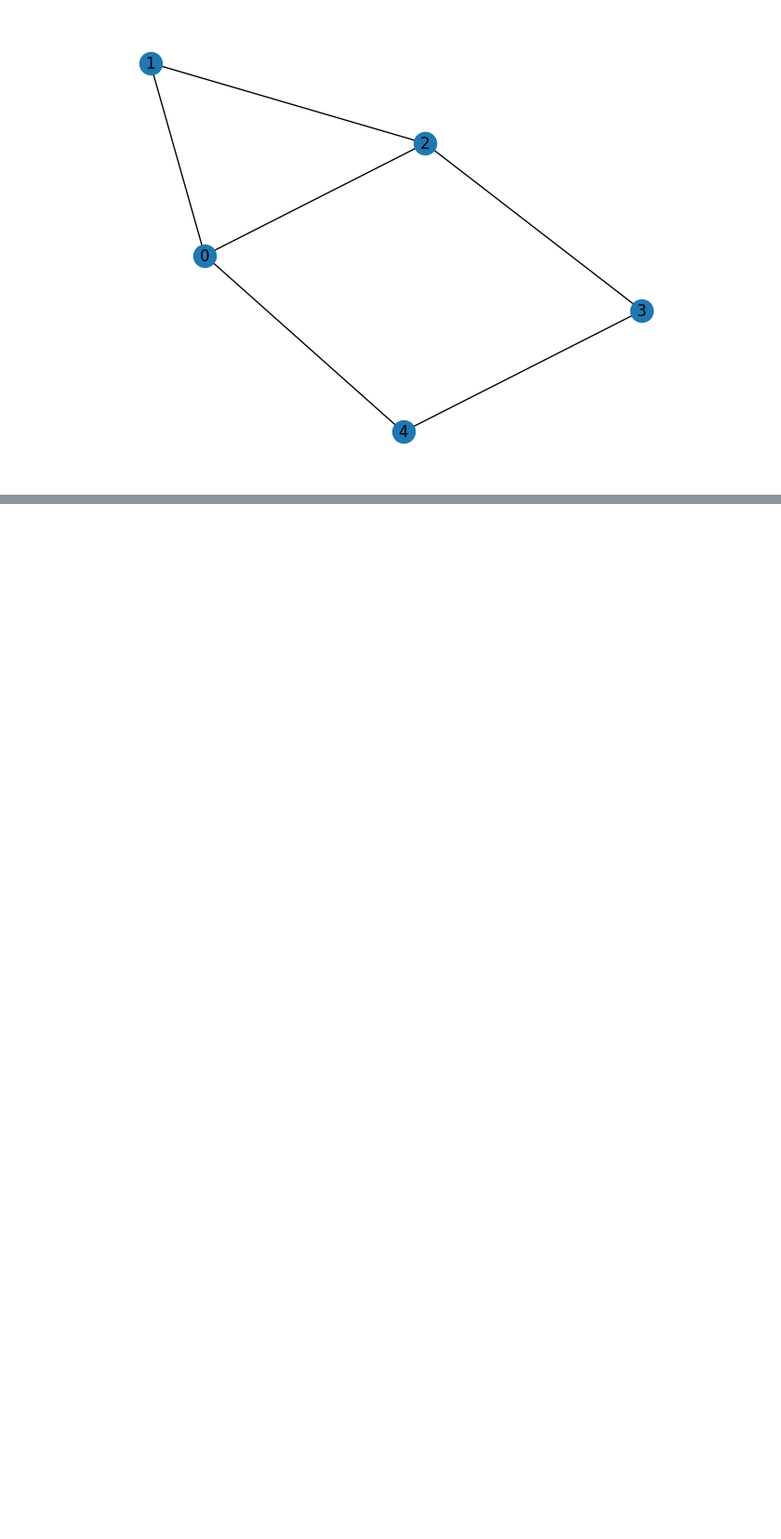
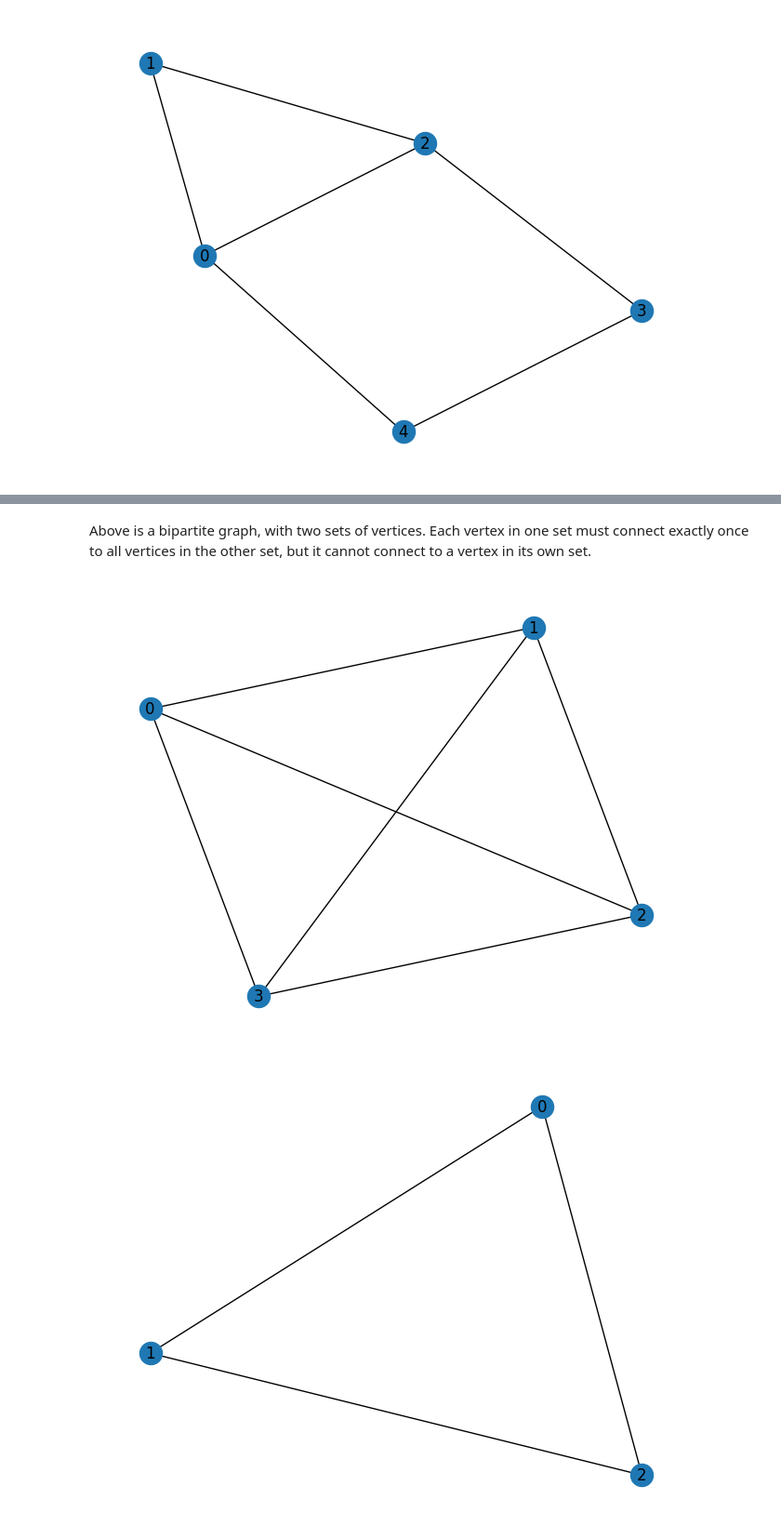
Before and after one commit to Celian4862/Discrete_Math_2, a Jupyter notebook: Assignments/Lecture 3/pre-finals.ipynb, the cells around one changed output, grey strips where cells are left out. Shown at 93% size. Cells and saved outputs as stored; diff of their text form; code cells hidden in the pictures; blank space fills up the shorter version.

```diff
--- a/Assignments/Lecture 3/pre-finals.ipynb
+++ b/Assignments/Lecture 3/pre-finals.ipynb
@@ -16,0 +102,28 @@ plt.show()
+# %% [markdown]
+Above is a bipartite graph, with two sets of vertices. Each vertex in one set must connect exactly once to all vertices in the other set, but it cannot connect to a vertex in its own set.
+# %%
+import networkx as nx
+import matplotlib.pyplot as plt
+seed = 49
+# Create a complete graph with 6 nodes
+G = nx.complete_graph(4)
+
+# Draw the graph
+nx.draw(G, with_labels=True)
+
+# Display the plot
+plt.show()
+import networkx as nx
+import matplotlib.pyplot as plt
+seed = 49
+# Create a complete graph with 6 nodes
+G = nx.complete_graph(3)
+
+# Draw the graph
+nx.draw(G, with_labels=True)
+
+# Display the plot
+plt.show()
+# %% [output]
+[figure, added]
+[figure, added]
```
Also changed, not shown: parts of 11 cells of this notebook, 1 other file.
